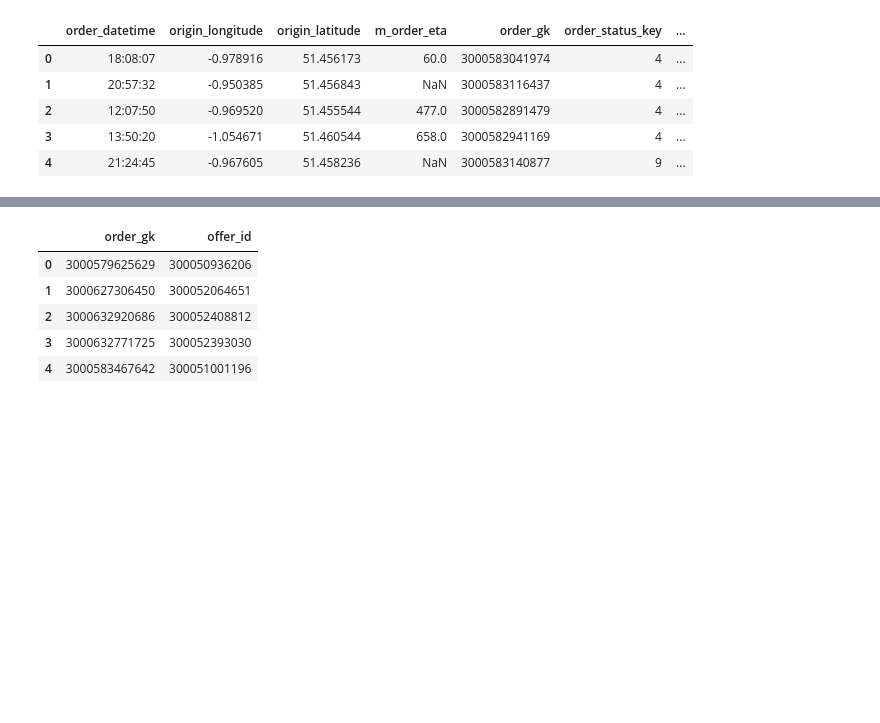
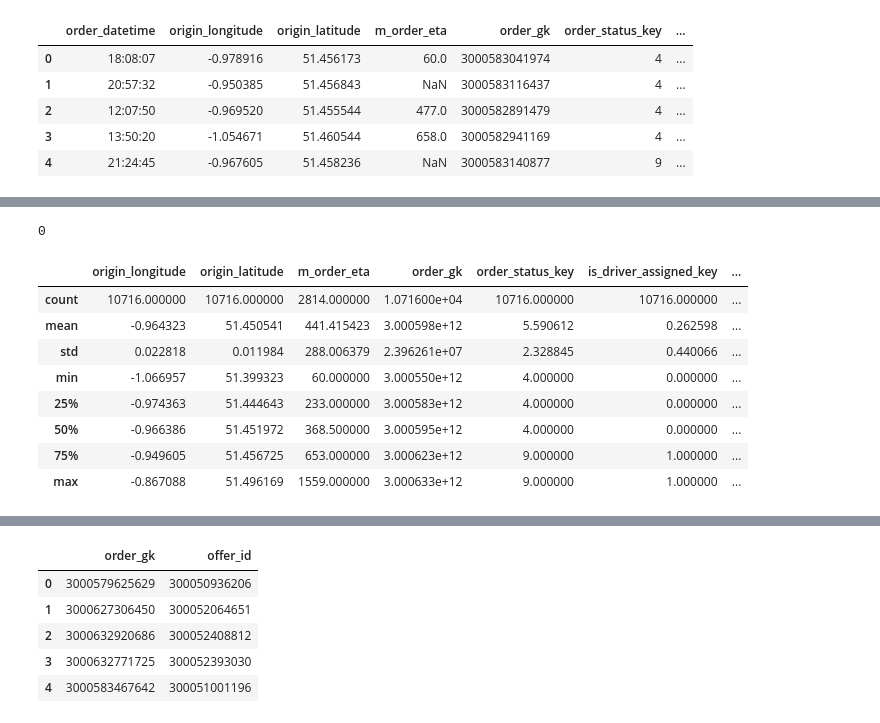
Before and after one commit to KdrDrn/07_PORTFOLIO, a Jupyter notebook: 02_DATA_ANALYZE_&_VISUALIZATION/EDA _Gett's Data Project - Insights From Failed Orders/Gett's Data Project - Insights From Failed Orders.ipynb, the cells around one changed output, grey strips where cells are left out. Cells and saved outputs as stored; diff of their text form; code cells hidden in the pictures; blank space fills up the shorter version.

```diff
--- a/02_DATA_ANALYZE_&_VISUALIZATION/EDA _Gett's Data Project - Insights From Failed Orders/Gett's Data Project - Insights From Failed Orders.ipynb
+++ b/02_DATA_ANALYZE_&_VISUALIZATION/EDA _Gett's Data Project - Insights From Failed Orders/Gett's Data Project - Insights From Failed Orders.ipynb
@@ -55,0 +128,16 @@ df1.head()
+# %%
+df1.duplicated().sum()
+# %% [output]
+0
+# %%
+df1.describe()
+# %% [output]
+|  | origin_longitude | origin_latitude | m_order_eta | order_gk | order_status_key | is_driver_assigned_key | ... |
+| count | 10716.000000 | 10716.000000 | 2814.000000 | 1.071600e+04 | 10716.000000 | 10716.000000 | ... |
+| mean | -0.964323 | 51.450541 | 441.415423 | 3.000598e+12 | 5.590612 | 0.262598 | ... |
+| std | 0.022818 | 0.011984 | 288.006379 | 2.396261e+07 | 2.328845 | 0.440066 | ... |
+| min | -1.066957 | 51.399323 | 60.000000 | 3.000550e+12 | 4.000000 | 0.000000 | ... |
+| 25% | -0.974363 | 51.444643 | 233.000000 | 3.000583e+12 | 4.000000 | 0.000000 | ... |
+| 50% | -0.966386 | 51.451972 | 368.500000 | 3.000595e+12 | 4.000000 | 0.000000 | ... |
+| 75% | -0.949605 | 51.456725 | 653.000000 | 3.000623e+12 | 9.000000 | 1.000000 | ... |
+| max | -0.867088 | 51.496169 | 1559.000000 | 3.000633e+12 | 9.000000 | 1.000000 | ... |
```
Also changed, not shown: parts of 34 cells of this notebook.
